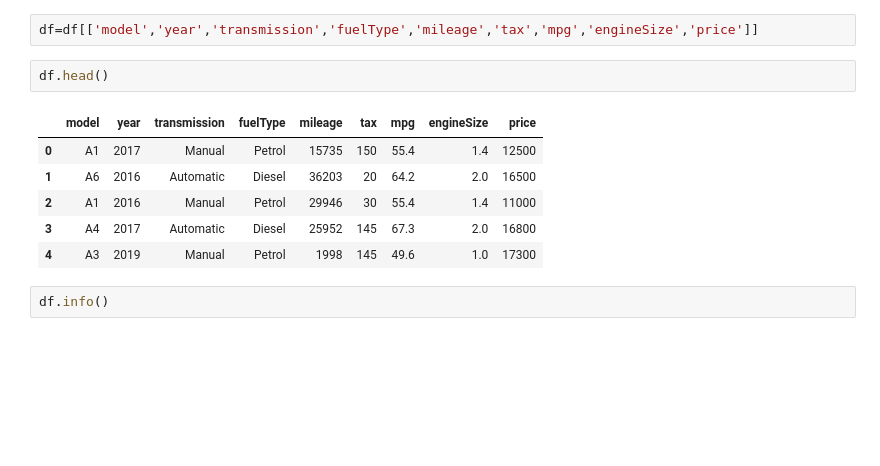
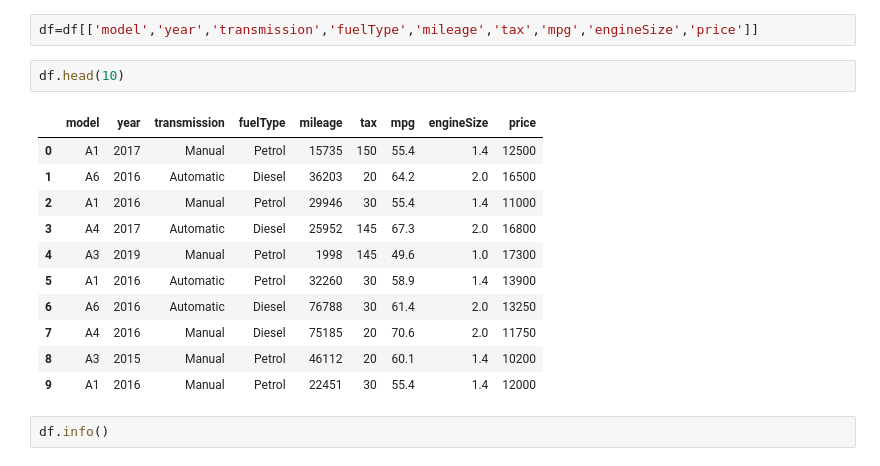
Before and after one commit to ludo950/data-science-regression, a Jupyter notebook: XGBoost HYPEROPT VS XGBoost VS SVR PRICE REGRESSION.ipynb, the cells around one changed output. Saved outputs shown, nothing was run; the diff lists cells and outputs as text; blank space fills up the shorter version.

```diff
--- a/XGBoost HYPEROPT VS XGBoost VS SVR PRICE REGRESSION.ipynb
+++ b/XGBoost HYPEROPT VS XGBoost VS SVR PRICE REGRESSION.ipynb
@@ -26,15 +27,20 @@ df.head()
 I will reorder the columns to group the categorical variables first and then the numerical ones
 # %%
 df=df[['model','year','transmission','fuelType','mileage','tax','mpg','engineSize','price']]
-# %%
-df.head()
-# %% [output]
-|  | model | year | transmission | fuelType | mileage | tax | mpg | engineSize | price |
-| 0 | A1 | 2017 | Manual | Petrol | 15735 | 150 | 55.4 | 1.4 | 12500 |
-| 1 | A6 | 2016 | Automatic | Diesel | 36203 | 20 | 64.2 | 2.0 | 16500 |
-| 2 | A1 | 2016 | Manual | Petrol | 29946 | 30 | 55.4 | 1.4 | 11000 |
-| 3 | A4 | 2017 | Automatic | Diesel | 25952 | 145 | 67.3 | 2.0 | 16800 |
-| 4 | A3 | 2019 | Manual | Petrol | 1998 | 145 | 49.6 | 1.0 | 17300 |
+# %%
+df.head(10)
+# %% [output]
+|  | model | year | transmission | fuelType | mileage | tax | mpg | engineSize | price |
+| 0 | A1 | 2017 | Manual | Petrol | 15735 | 150 | 55.4 | 1.4 | 12500 |
+| 1 | A6 | 2016 | Automatic | Diesel | 36203 | 20 | 64.2 | 2.0 | 16500 |
+| 2 | A1 | 2016 | Manual | Petrol | 29946 | 30 | 55.4 | 1.4 | 11000 |
+| 3 | A4 | 2017 | Automatic | Diesel | 25952 | 145 | 67.3 | 2.0 | 16800 |
+| 4 | A3 | 2019 | Manual | Petrol | 1998 | 145 | 49.6 | 1.0 | 17300 |
+| 5 | A1 | 2016 | Automatic | Petrol | 32260 | 30 | 58.9 | 1.4 | 13900 |
+| 6 | A6 | 2016 | Automatic | Diesel | 76788 | 30 | 61.4 | 2.0 | 13250 |
+| 7 | A4 | 2016 | Manual | Diesel | 75185 | 20 | 70.6 | 2.0 | 11750 |
+| 8 | A3 | 2015 | Manual | Petrol | 46112 | 20 | 60.1 | 1.4 | 10200 |
+| 9 | A1 | 2016 | Manual | Petrol | 22451 | 30 | 55.4 | 1.4 | 12000 |
 # %%
 df.info()
 # %% [output]
```
Also changed, not shown: parts of 45 cells of this notebook.
